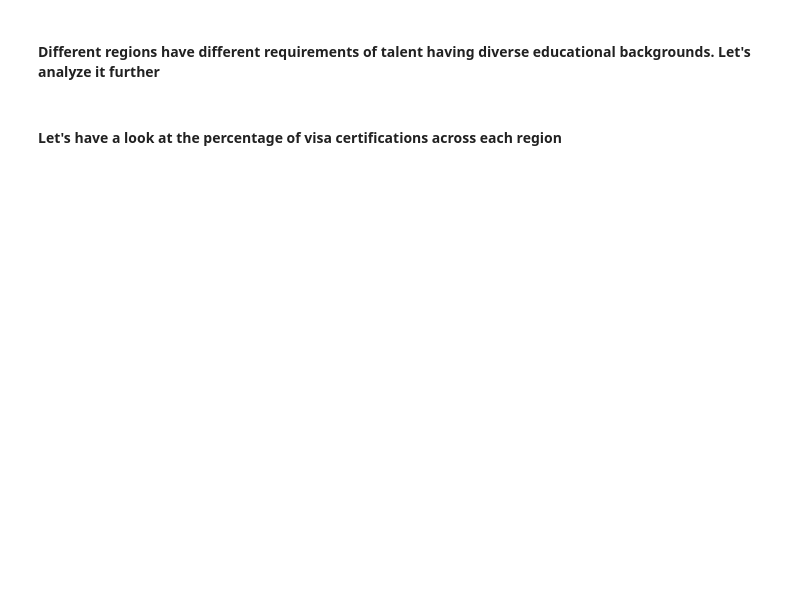
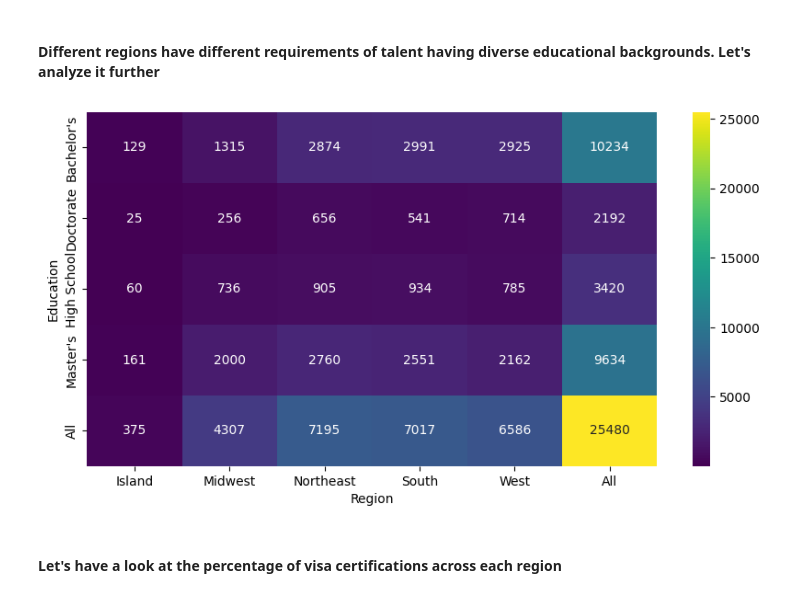
Before and after one commit to erika024/data-science, a Jupyter notebook: DSBA_Project_EasyVisa_LowCode.ipynb, the cells around one changed output. Drawn from its saved outputs; the diff is of its cells as text; code cells hidden in the pictures; blank space fills up the shorter version.

```diff
--- a/DSBA_Project_EasyVisa_LowCode.ipynb
+++ b/DSBA_Project_EasyVisa_LowCode.ipynb
@@ -522,15 +534,17 @@ stacked_barplot(data, "education_of_employee", "case_status")
 #### Different regions have different requirements of talent having diverse educational backgrounds. Let's analyze it further
 # %%
 plt.figure(figsize=(10, 5))
-sns.heatmap(pd.crosstab('_____________________'),
+sns.heatmap(pd.crosstab(data['education_of_employee'], data['region_of_employment'], margins=True),
     annot=True,
     fmt="g",
     cmap="viridis"
 ) ## Complete the code to plot heatmap for the crosstab between education and region of employment
 
 plt.ylabel("Education")
 plt.xlabel("Region")
 plt.show()
+# %% [output]
+[figure, added]
 # %% [markdown]
 #### Let's have a look at the percentage of visa certifications across each region
 # %%
```
Also changed, not shown: parts of 6 cells of this notebook.
